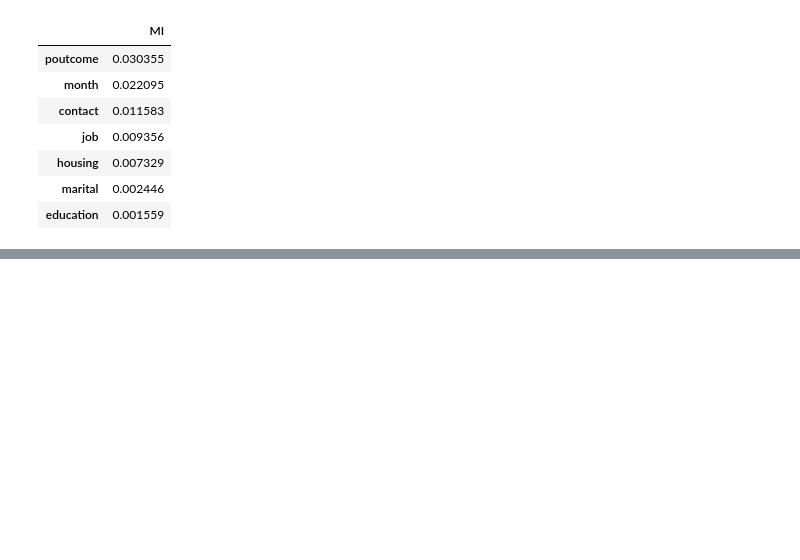
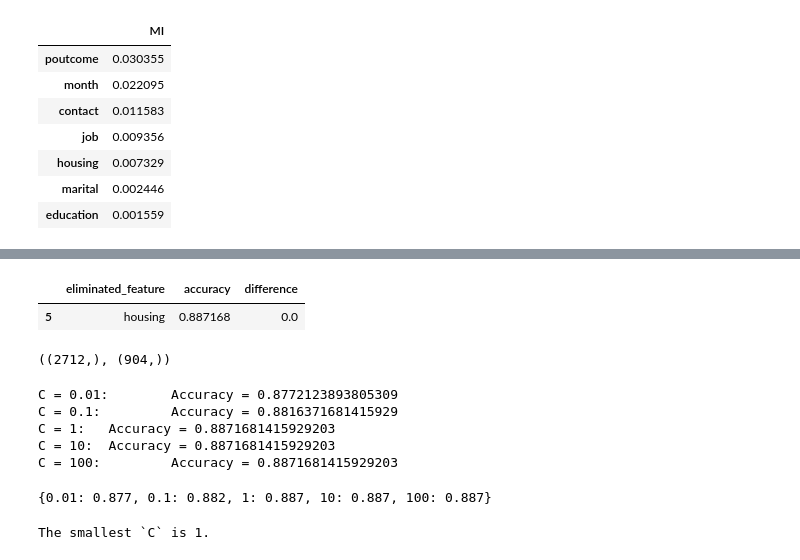
Before and after one commit to kibetamos/ML-zoomcamp-Homework, a Jupyter notebook: week3/Classification.ipynb, the cells around one changed output, grey strips where cells are left out. Saved outputs shown, nothing was run; the diff lists cells and outputs as text; code cells hidden in the pictures; blank space fills up the shorter version.

```diff
--- a/week3/Classification.ipynb
+++ b/week3/Classification.ipynb
@@ -289,0 +394,19 @@ assert 'y' not in df_test.columns
+# %%
+scores[scores.index == scores.difference.abs().idxmin()]
+# %% [output]
+|  | eliminated_feature | accuracy | difference |
+| 5 | housing | 0.887168 | 0.0 |
+# %%
+# Question 6
+
+#     Now let's train a regularized logistic regression
+#     Let's try the following values of the parameter C: [0, 0.01, 0.1, 1, 10]
+#     Train models using all the features as in Q4
+#     Calculate the accuracy on the validation dataset and round it to 3 decimal digits
+#     Which of these C leads to the best accuracy on the validation set?
+
+#     note: If there are multiple options, select the smallest C.
+
+y_train.shape, y_val.shape
+# %% [output]
+((2712,), (904,))
@@ -289,0 +420,25 @@ assert 'y' not in df_test.columns
+# %%
+scores = {}
+for C in [0.01, 0.1, 1, 10, 100]:
+    model = LogisticRegression(solver='liblinear', max_iter=1000, C=C, random_state=SEED)
+    model.fit(X_train, y_train)
+
+    y_pred = model.predict(X_val)
+
+    score = accuracy_score(y_val, y_pred)
+    scores[C] = round(score, 3)
+    print(f'C = {C}:\t Accuracy = {score}')
+# %% [output]
+C = 0.01:        Accuracy = 0.8772123893805309
+C = 0.1:         Accuracy = 0.8816371681415929
+C = 1:   Accuracy = 0.8871681415929203
+C = 10:  Accuracy = 0.8871681415929203
+C = 100:         Accuracy = 0.8871681415929203
+# %%
+scores
+# %% [output]
+{0.01: 0.877, 0.1: 0.882, 1: 0.887, 10: 0.887, 100: 0.887}
+# %%
+print(f'The smallest `C` is {max(scores, key=scores.get)}.')
+# %% [output]
+The smallest `C` is 1.
```
Also changed, not shown: parts of 9 cells of this notebook.
